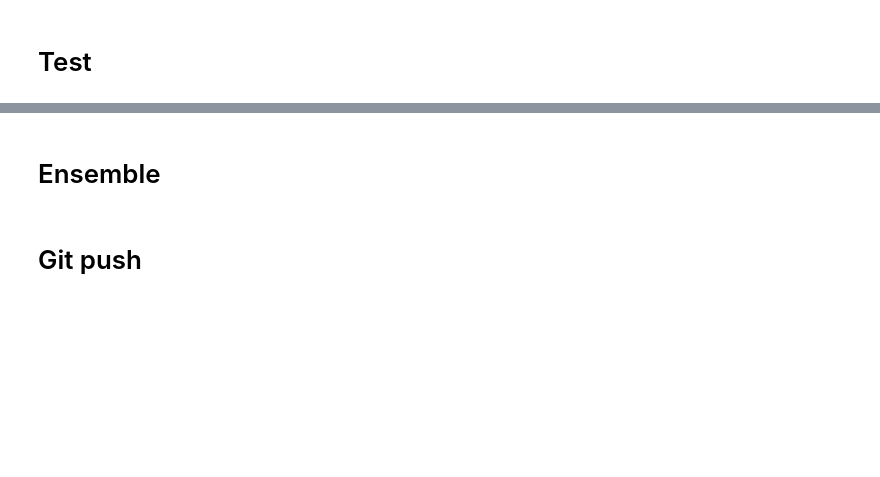
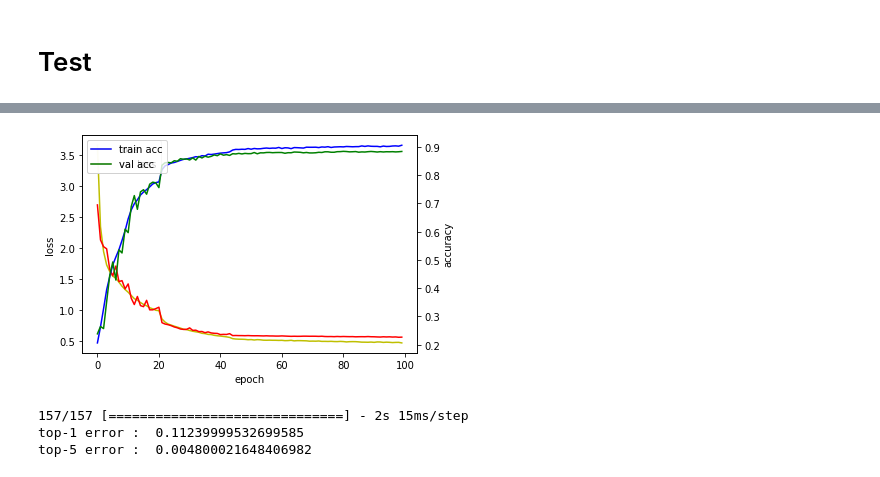
Before and after one commit to 99kenny/Deep-Learning, a Jupyter notebook: VGGNet_cifar10.ipynb, the cells around one changed output, grey strips where cells are left out. Drawn from its saved outputs; the diff is of its cells as text; code cells hidden in the pictures; blank space fills up the shorter version.

```diff
--- a/VGGNet_cifar10.ipynb
+++ b/VGGNet_cifar10.ipynb
@@ -96,47 +89,45 @@ img_input = Input(shape=img_dim)
 
 def vgg_model():
   x = Conv2D(64,(3,3),padding='same',activation = 'relu',kernel_regularizer=regularizers.l2(weight_decay))(img_input)
-  x = Dropout(0.3)(x)
   x = Conv2D(64,(3,3),padding='same',activation = 'relu',kernel_regularizer=regularizers.l2(weight_decay))(x)
   x = BatchNormalization()(x)
   x = MaxPooling2D((2,2),strides=(2,2))(x)
+  x = Dropout(0.4)(x)
 
 
   x = Conv2D(128,(3,3),padding='same',activation = 'relu',kernel_regularizer=regularizers.l2(weight_decay))(x)
-  x = Dropout(0.4)(x)
   x = Conv2D(128,(3,3),padding='same',activation = 'relu',kernel_regularizer=regularizers.l2(weight_decay))(x)
   x = BatchNormalization()(x)
   x = MaxPooling2D((2,2),strides=(2,2))(x)
+  x = Dropout(0.4)(x)
 
   x = Conv2D(256,(3,3),padding='same',activation = 'relu',kernel_regularizer=regularizers.l2(weight_decay))(x)
-  x = Dropout(0.4)(x)
   x = Conv2D(256,(3,3),padding='same',activation = 'relu',kernel_regularizer=regularizers.l2(weight_decay))(x)
   x = Conv2D(256,(3,3),padding='same',activation = 'relu',kernel_regularizer=regularizers.l2(weight_decay))(x)
   x = Conv2D(256,(3,3),padding='same',activation = 'relu',kernel_regularizer=regularizers.l2(weight_decay))(x)
   x = BatchNormalization()(x)
   x = MaxPooling2D((2,2),strides=(2,2))(x)
+  x = Dropout(0.4)(x)
 
   x = Conv2D(512,(3,3),padding='same',activation = 'relu',kernel_regularizer=regularizers.l2(weight_decay))(x)
+  x = Conv2D(512,(3,3),padding='same',activation = 'relu',kernel_regularizer=regularizers.l2(weight_decay))(x)
+  x = Conv2D(512,(3,3),padding='same',activation = 'relu',kernel_regularizer=regularizers.l2(weight_decay))(x)
+  x = Conv2D(512,(3,3),padding='same',activation = 'relu',kernel_regularizer=regularizers.l2(weight_decay))(x)
+  x = BatchNormalization()(x)
+  x = MaxPooling2D((2,2),strides=(2,2))(x)
   x = Dropout(0.4)(x)
+
+  x = Conv2D(512,(3,3),padding='same',activation = 'relu',kernel_regularizer=regularizers.l2(weight_decay))(x)
   x = Conv2D(512,(3,3),padding='same',activation = 'relu',kernel_regularizer=regularizers.l2(weight_decay))(x)
   x = Conv2D(512,(3,3),padding='same',activation = 'relu',kernel_regularizer=regularizers.l2(weight_decay))(x)
   x = Conv2D(512,(3,3),padding='same',activation = 'relu',kernel_regularizer=regularizers.l2(weight_decay))(x)
   x = BatchNormalization()(x)
   x = MaxPooling2D((2,2),strides=(2,2))(x)
 
-  x = Conv2D(512,(3,3),padding='same',activation = 'relu',kernel_regularizer=regularizers.l2(weight_decay))(x)
-  x = Dropout(0.4)(x)
-  x = Conv2D(512,(3,3),padding='same',activation = 'relu',kernel_regularizer=regularizers.l2(weight_decay))(x)
-  x = Conv2D(512,(3,3),padding='same',activation = 'relu',kernel_regularizer=regularizers.l2(weight_decay))(x)
-  x = Conv2D(512,(3,3),padding='same',activation = 'relu',kernel_regularizer=regularizers.l2(weight_decay))(x)
-  x = BatchNormalization()(x)
-  x = MaxPooling2D((2,2),strides=(2,2))(x)
+  x = Flatten()(x)
+  x = Dense(1024, activation = 'relu')(x)
   x = Dropout(0.5)(x)
-
-  x = Flatten()(x)
-  x = Dense(512, activation = 'relu')(x)
-  x = Dropout(0.5)(x)
-  x = Dense(521, activation = 'relu')(x)
+  x = Dense(1024, activation = 'relu')(x)
   x = Dropout(0.5)(x)
   x = Dense(10, activation = 'softmax')(x)
   return x
@@ -197,4 +175,0 @@ ValueError: ignored
-# %% [markdown]
-# Ensemble
-# %% [markdown]
-# Git push
@@ -207,0 +176,31 @@ ValueError: ignored
+# %%
+fig, loss_ax = plt.subplots()
+acc_ax = loss_ax.twinx()
+hist = hist[0]
+
+loss_ax.plot(hist.history['loss'], 'y', label='loss')
+loss_ax.plot(hist.history['val_loss'], 'r', label='val loss')
+loss_ax.set_xlabel('epoch')
+loss_ax.set_ylabel('loss')
+loss_ax.legend(loc='upper left')
+
+acc_ax.plot(hist.history['accuracy'], 'b', label='train acc')
+acc_ax.plot(hist.history['val_accuracy'], 'g', label='val acc')
+acc_ax.set_ylabel('accuracy')
+acc_ax.legend(loc='upper left')
+
+plt.show()
+# %% [output]
+[figure, added]
+# %%
+predict_labels = model.predict(test_images)
+accuracy = [tf.keras.metrics.CategoricalAccuracy(), tf.keras.metrics.TopKCategoricalAccuracy(k=5)]
+accuracy[0].update_state(test_labels,predict_labels)
+accuracy[1].update_state(test_labels,predict_labels)
+
+print("top-1 error : ", 1 - accuracy[0].result().numpy())
+print("top-5 error : ", 1 - accuracy[1].result().numpy())
+# %% [output]
+157/157 [==============================] - 2s 15ms/step
+top-1 error :  0.11239999532699585
+top-5 error :  0.004800021648406982
```
Also changed, not shown: parts of 8 cells of this notebook.
